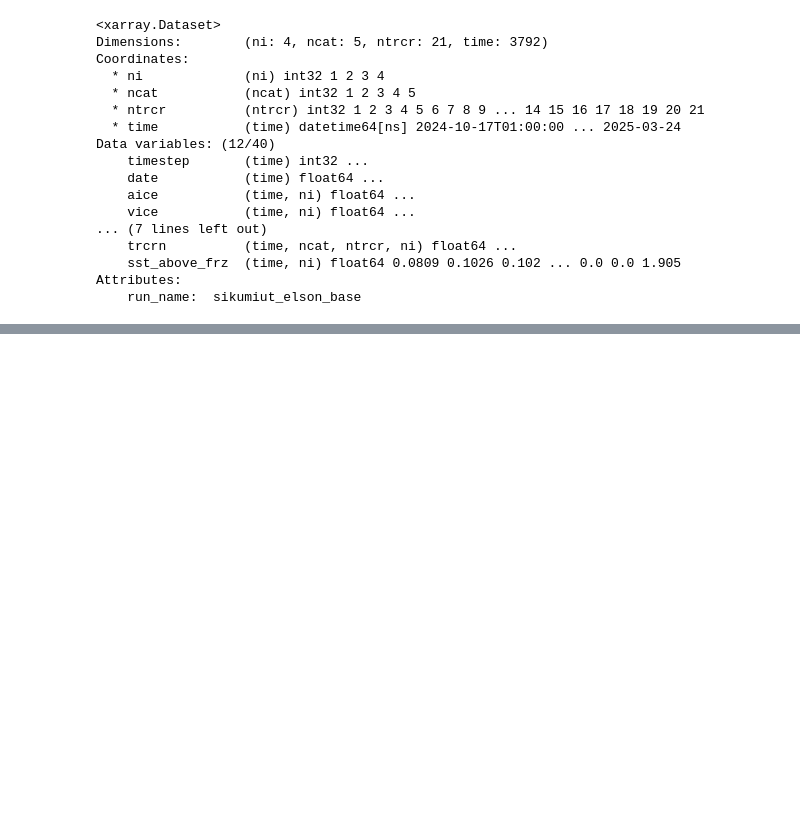
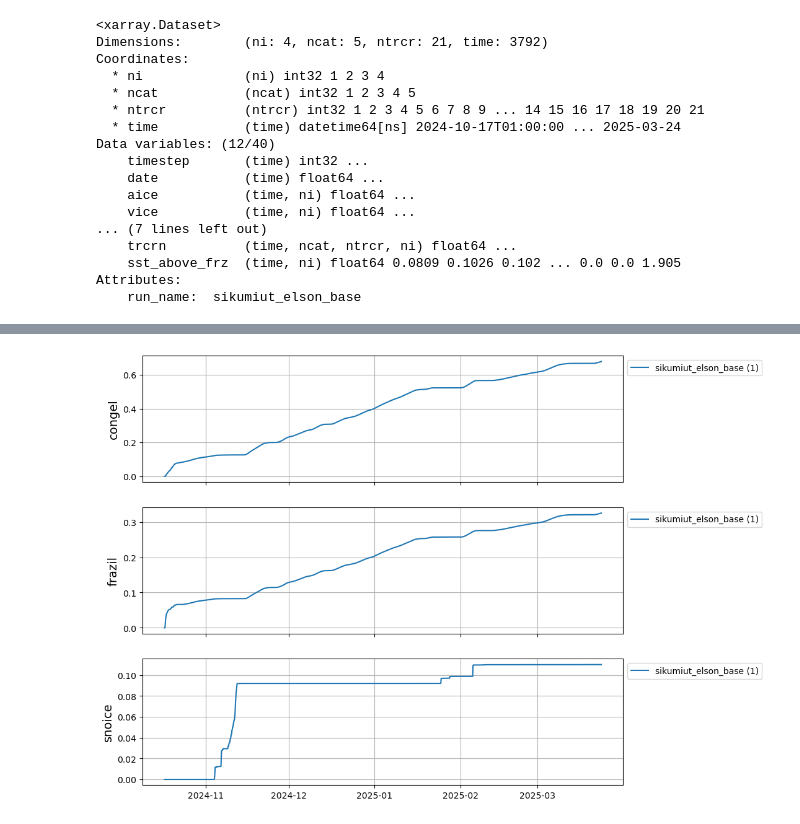
Before and after one commit to duvivier/sikumiut, a Jupyter notebook: icepack_activities/Exercise_1_Elson_Icepack.ipynb, the cells around one changed output, grey strips where cells are left out. Cells and saved outputs as stored; diff of their text form; code cells hidden in the pictures; blank space fills up the shorter version.

```diff
--- a/icepack_activities/Exercise_1_Elson_Icepack.ipynb
+++ b/icepack_activities/Exercise_1_Elson_Icepack.ipynb
@@ -120,0 +261,19 @@ plt.show()
+# %%
+# Plot cumulative variables
+
+# Sometimes it is more convenient to look at the cumulative sum of a variable,
+# such as for the ice mass balance terms (e.g., congelation growth)
+
+run_plot_dict = {"sikumiut_elson_base": [1]}
+# congel = congelation growth rate, frazil = frazil growth rate,
+# snoice = snow-ice growth rate
+# the units of these rate terms are meters per model timestep
+# so their cumulative sum is the same as the vice evolution above.
+var_names = ['congel', 'frazil', 'snoice']
+
+
+f, axs = plot_handler(run_plot_dict, var_names, hist_dict,
+                      cumulative=True)
+plt.show()
+# %% [output]
+[figure, added]
```
Also changed, not shown: parts of 16 cells of this notebook, 3 other files.
